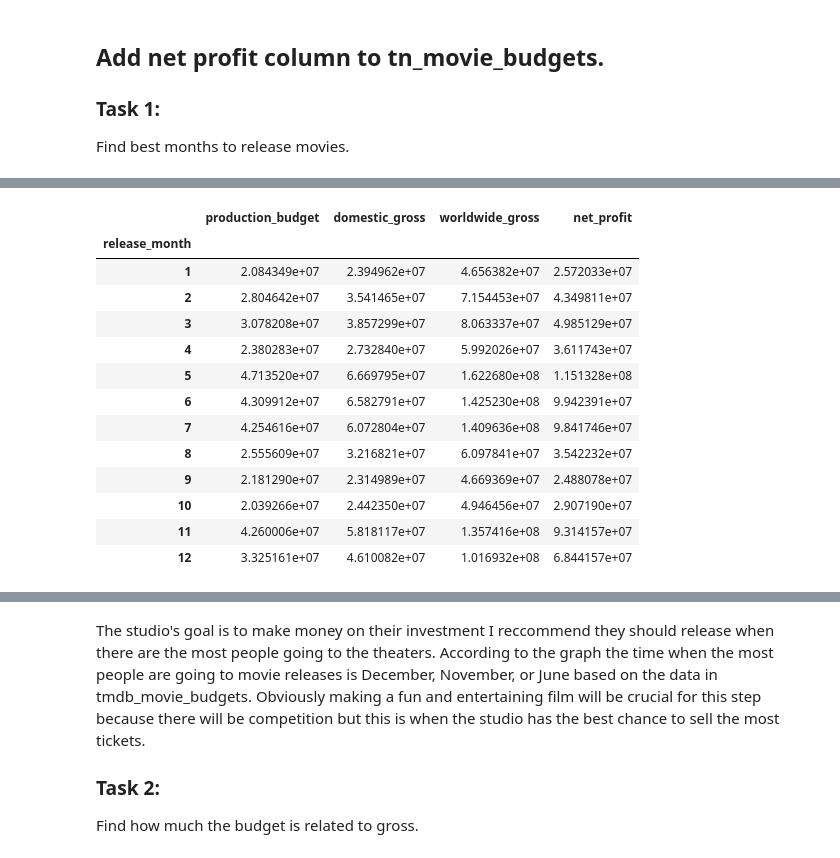
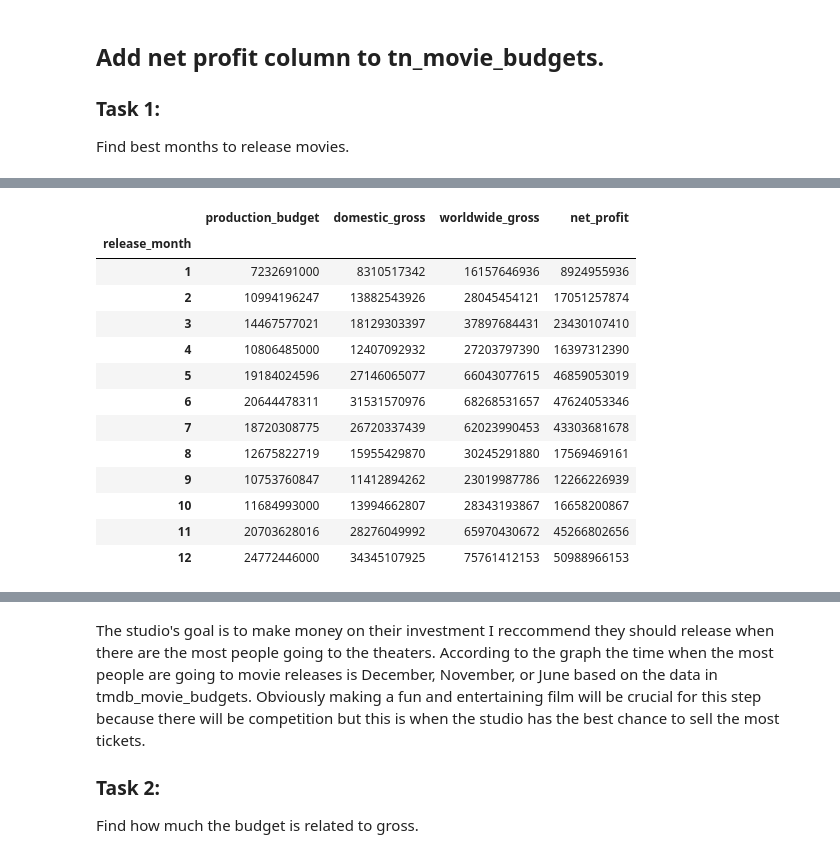
Before and after one commit to kreggthegoat/dsc-phase-1-project, a Jupyter notebook: student.ipynb, the cells around one changed output, grey strips where cells are left out. Cells and saved outputs as stored; diff of their text form; code cells hidden in the pictures.

```diff
--- a/student.ipynb
+++ b/student.ipynb
@@ -284,23 +284,23 @@ tn_movie_budgets.head()
 | 5 | 2017-12-15 | Star Wars Ep. VIII: The Last Jedi | 317000000 | 620181382 | 1316721747 | 999721747 | 12 |
 # %%
 #group a new df on release month column
-tn_movie_budgetsplot = tn_movie_budgets.groupby(['release_month']).mean()
+tn_movie_budgetsplot = tn_movie_budgets.groupby(['release_month']).sum()
 tn_movie_budgetsplot.head(12)
 # %% [output]
 |  | production_budget | domestic_gross | worldwide_gross | net_profit |
 | release_month |  |  |  |  |
-| 1 | 2.084349e+07 | 2.394962e+07 | 4.656382e+07 | 2.572033e+07 |
-| 2 | 2.804642e+07 | 3.541465e+07 | 7.154453e+07 | 4.349811e+07 |
-| 3 | 3.078208e+07 | 3.857299e+07 | 8.063337e+07 | 4.985129e+07 |
-| 4 | 2.380283e+07 | 2.732840e+07 | 5.992026e+07 | 3.611743e+07 |
-| 5 | 4.713520e+07 | 6.669795e+07 | 1.622680e+08 | 1.151328e+08 |
-| 6 | 4.309912e+07 | 6.582791e+07 | 1.425230e+08 | 9.942391e+07 |
-| 7 | 4.254616e+07 | 6.072804e+07 | 1.409636e+08 | 9.841746e+07 |
-| 8 | 2.555609e+07 | 3.216821e+07 | 6.097841e+07 | 3.542232e+07 |
-| 9 | 2.181290e+07 | 2.314989e+07 | 4.669369e+07 | 2.488078e+07 |
-| 10 | 2.039266e+07 | 2.442350e+07 | 4.946456e+07 | 2.907190e+07 |
-| 11 | 4.260006e+07 | 5.818117e+07 | 1.357416e+08 | 9.314157e+07 |
-| 12 | 3.325161e+07 | 4.610082e+07 | 1.016932e+08 | 6.844157e+07 |
+| 1 | 7232691000 | 8310517342 | 16157646936 | 8924955936 |
+| 2 | 10994196247 | 13882543926 | 28045454121 | 17051257874 |
+| 3 | 14467577021 | 18129303397 | 37897684431 | 23430107410 |
+| 4 | 10806485000 | 12407092932 | 27203797390 | 16397312390 |
+| 5 | 19184024596 | 27146065077 | 66043077615 | 46859053019 |
+| 6 | 20644478311 | 31531570976 | 68268531657 | 47624053346 |
+| 7 | 18720308775 | 26720337439 | 62023990453 | 43303681678 |
+| 8 | 12675822719 | 15955429870 | 30245291880 | 17569469161 |
+| 9 | 10753760847 | 11412894262 | 23019987786 | 12266226939 |
+| 10 | 11684993000 | 13994662807 | 28343193867 | 16658200867 |
+| 11 | 20703628016 | 28276049992 | 65970430672 | 45266802656 |
+| 12 | 24772446000 | 34345107925 | 75761412153 | 50988966153 |
 # %%
 #plot tn_movie_budgetsplot
 plt.plot(tn_movie_budgetsplot['net_profit'])
```
Also changed, not shown: parts of 15 cells of this notebook.
